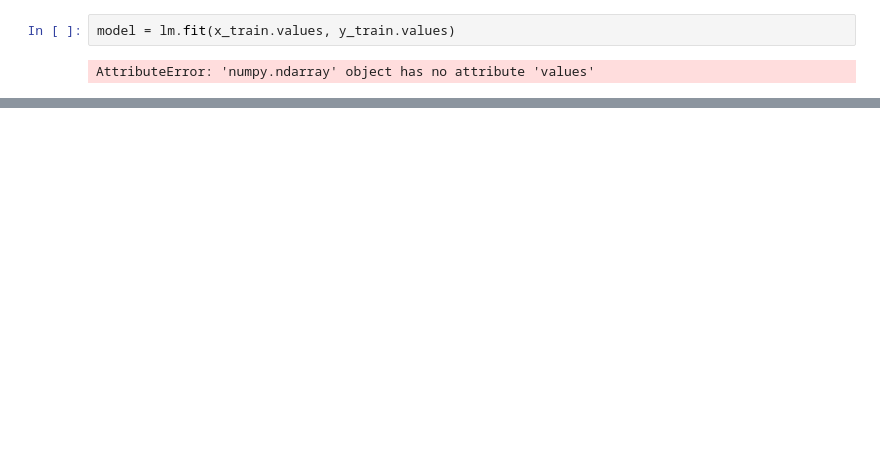
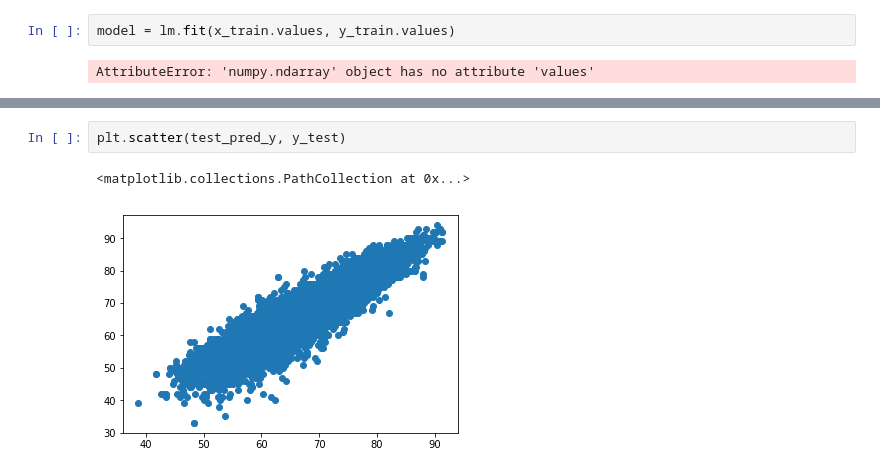
Before and after one commit to sundarkota/project_2, a Jupyter notebook: project2.ipynb, the cells around one changed output, grey strips where cells are left out. Saved outputs shown, nothing was run; the diff lists cells and outputs as text; blank space fills up the shorter version.

```diff
--- a/project2.ipynb
+++ b/project2.ipynb
@@ -287,0 +327,5 @@ AttributeError: 'numpy.ndarray' object has no attribute 'values'
+# %%
+plt.scatter(test_pred_y, y_test)
+# %% [output]
+<matplotlib.collections.PathCollection at 0x...>
+[figure, added]
```
Also changed, not shown: parts of 31 cells of this notebook.
